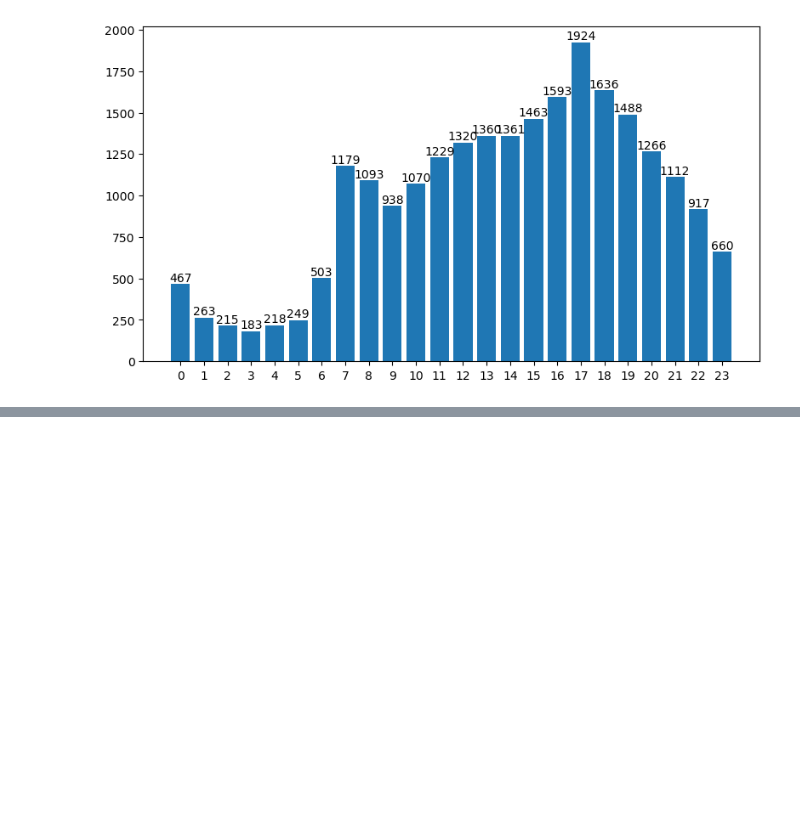
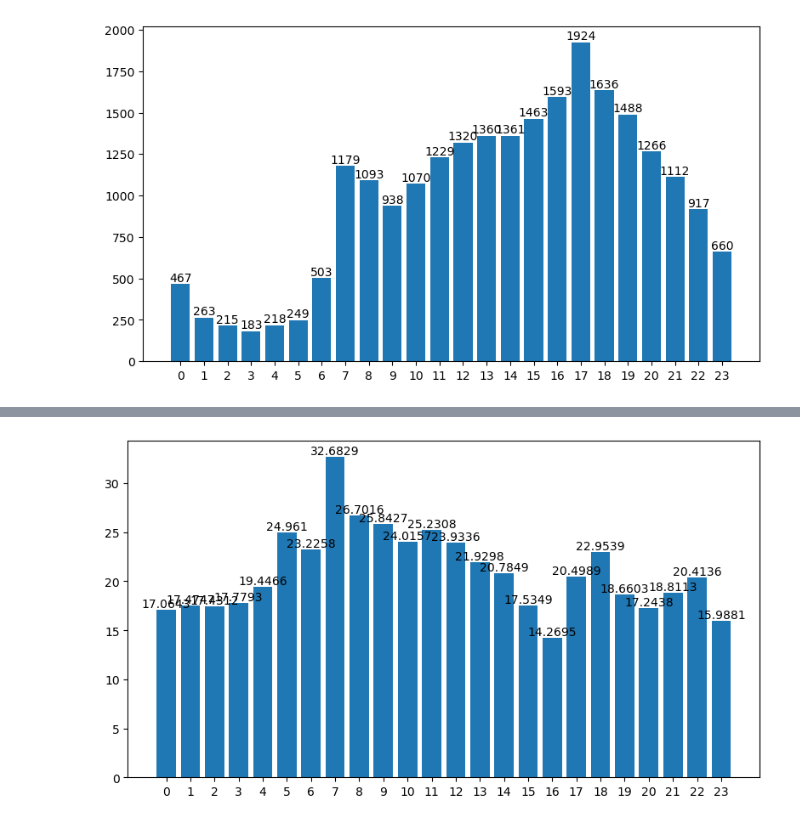
Before and after one commit to ISeeBugsEverywhere/DataScienceNotebooks, a Jupyter notebook: Notebooks/25paskaita.ipynb, the cells around one changed output, grey strips where cells are left out. Drawn from its saved outputs; the diff is of its cells as text; code cells hidden in the pictures; blank space fills up the shorter version.

```diff
--- a/Notebooks/25paskaita.ipynb
+++ b/Notebooks/25paskaita.ipynb
@@ -176,0 +236,12 @@ plt.show()
+# %%
+fig, axis = plt.subplots(figsize=(8,4.5))
+#plotting code:
+p = axis.bar(h, prc)
+axis.set_xticks(h)
+axis.bar_label(p)
+#axis.legend(loc='best')
+#axis.ticklabel_format(style='plain')
+fig.tight_layout()
+plt.show()
+# %% [output]
+[figure, added]
```
Also changed, not shown: parts of 3 cells of this notebook, 1 other file.
